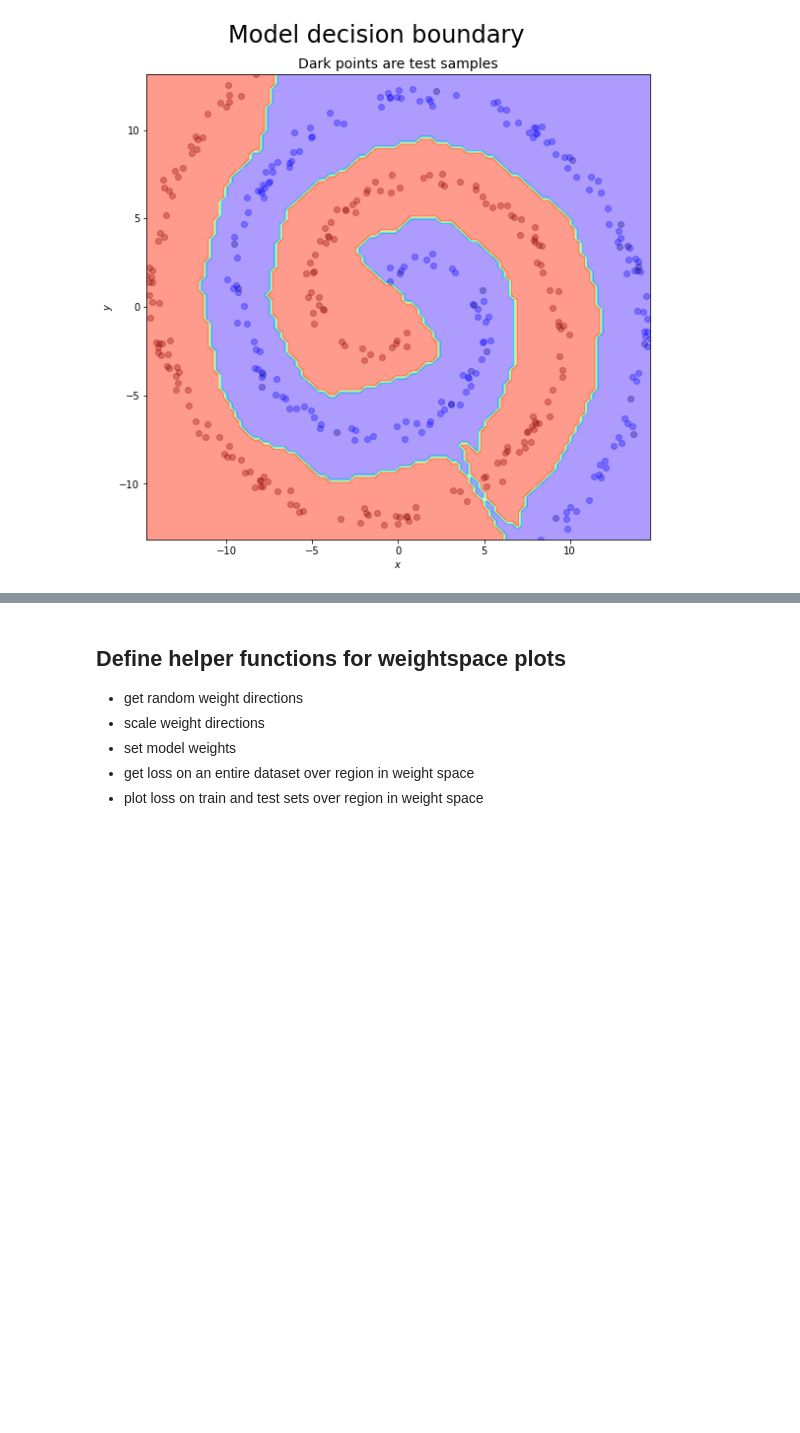
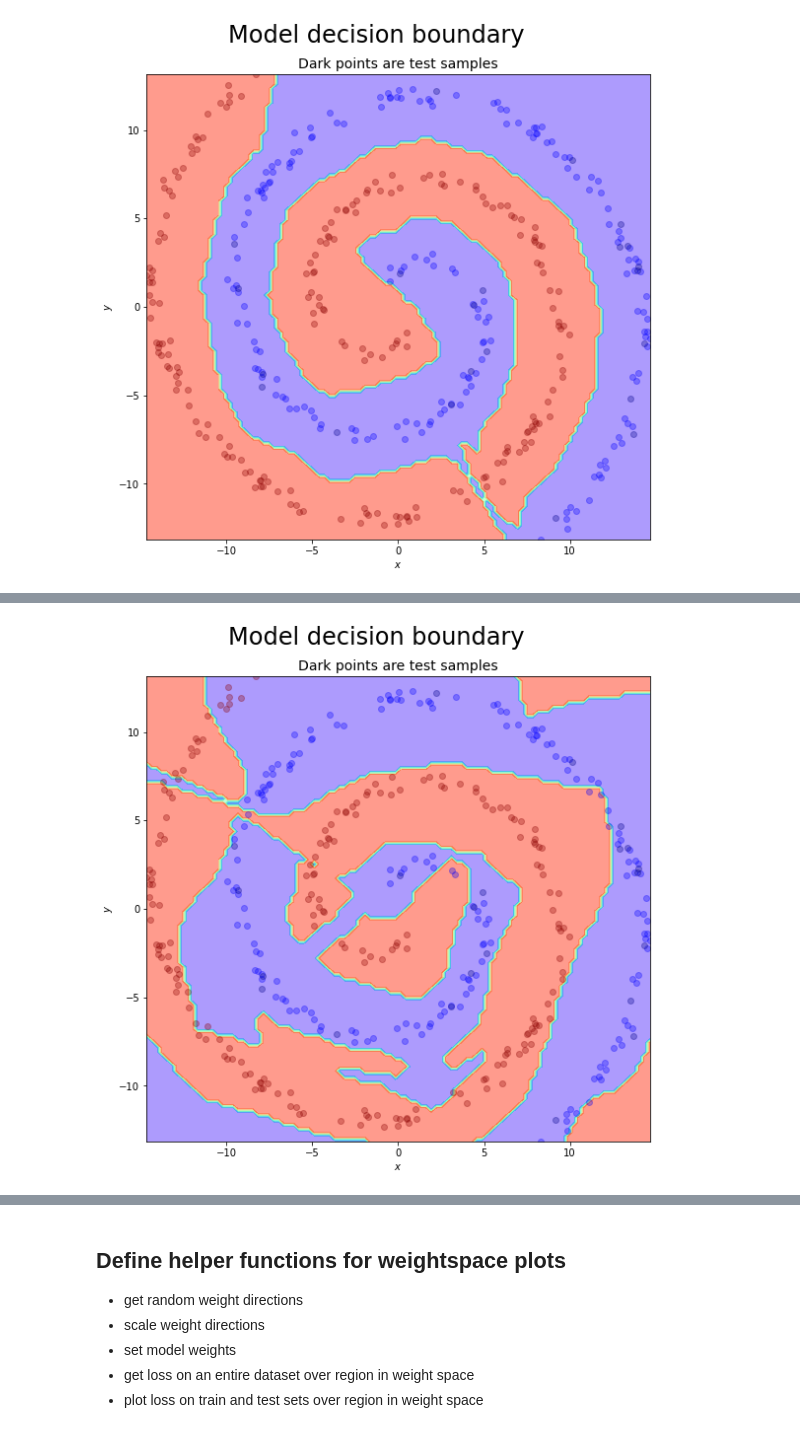
Before and after one commit to Burt360/loss-surfaces-in-data, a Jupyter notebook: swissroll.ipynb, the cells around one changed output, grey strips where cells are left out. Saved outputs shown, nothing was run; the diff lists cells and outputs as text; code cells hidden in the pictures; blank space fills up the shorter version.

```diff
--- a/swissroll.ipynb
+++ b/swissroll.ipynb
@@ -437,0 +487,13 @@ fig.show()
+# %%
+num_epochs = 300
+lr = 1e-2
+pmodel = Model(dim=16 * 3, num_layers=6 * 4, res=True).to(device)
+opt = optim.Adam(pmodel.parameters(), lr=lr)
+
+scheduler = optim.lr_scheduler.ReduceLROnPlateau(opt, cooldown=50, verbose=True)
+
+mean_train_losses, train_accs = train(pmodel, opt, num_epochs, ptrain_loader, print_every=10, scheduler=scheduler)
+
+mean_test_loss, test_acc = test(pmodel, test_loader)
+
+pmodel.record_weights()
@@ -438 +547,18 @@ fig.show()
+# %%
+pmodel.eval()
+
+xls, yls = get_xls_yls(train_set, test_set)
+
+fig, ax = plt.subplots(1, 1, figsize=(8, 8))
+
+plot_decision_boundary(pmodel, train_set, xls, yls, ax)
+plot_decision_boundary(pmodel, test_set, xls, yls, ax, "dark")
+
+fig.suptitle("Model decision boundary", fontsize=24)
+ax.set_title("Dark points are test samples", fontsize=14)
+
+fig.tight_layout()
+fig.show()
+# %% [output]
+[figure, added]
 # %% [markdown]
```
Also changed, not shown: parts of 42 cells of this notebook.
